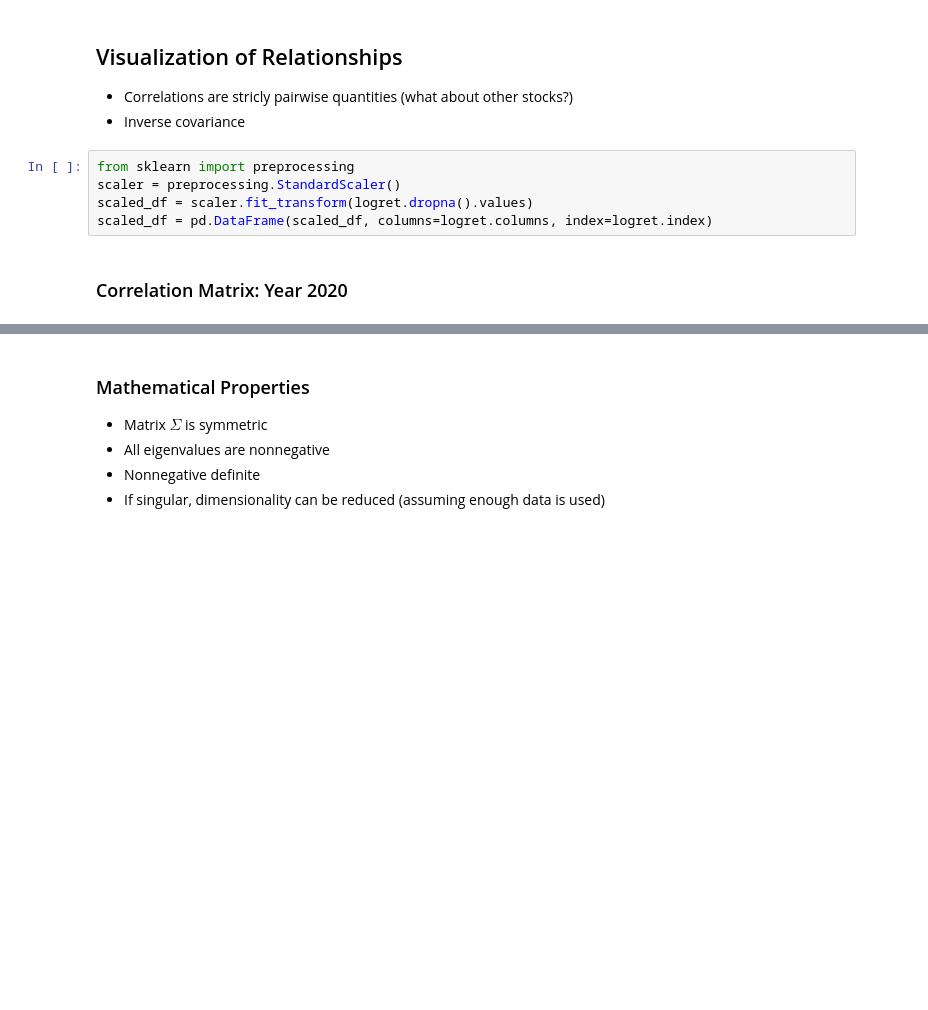
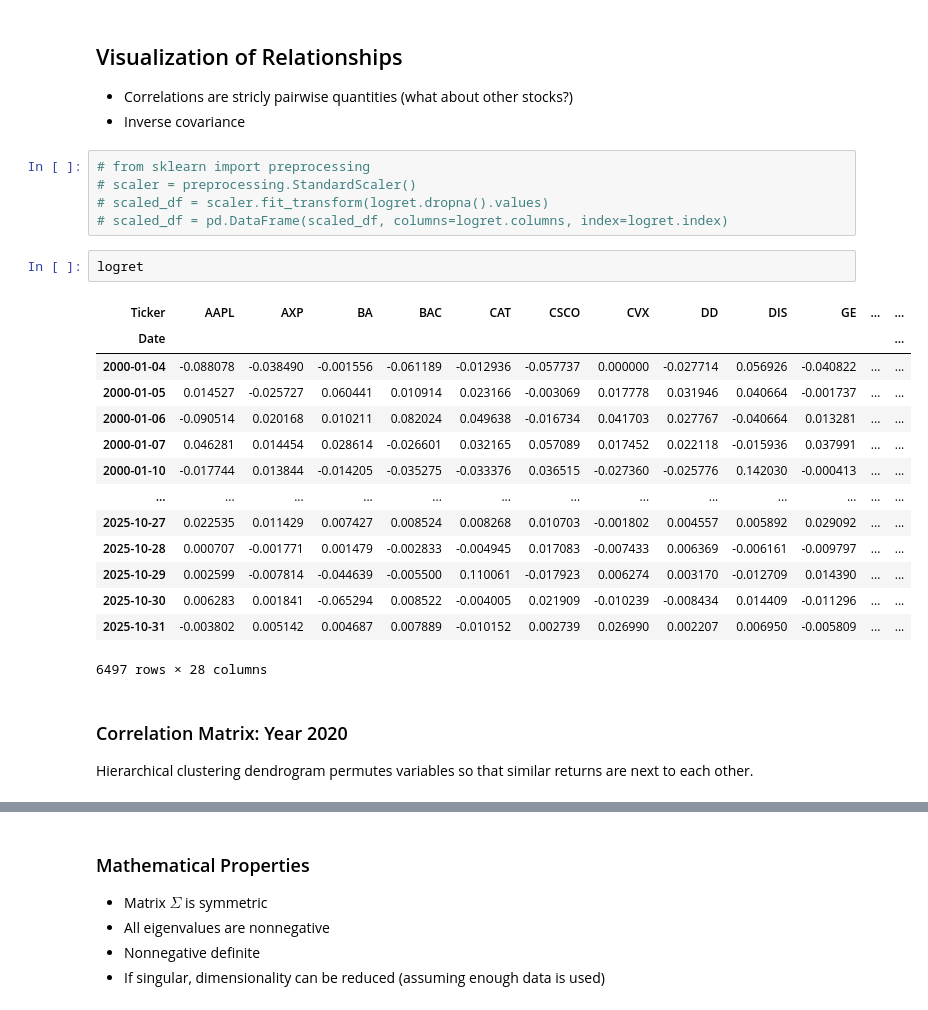
Before and after one commit to UCSB-PSTAT-134/Winter2026, a Jupyter notebook: lecture-slides/14-covariance-estimation.ipynb, the cells around one changed output, grey strips where cells are left out. Drawn from its saved outputs; the diff is of its cells as text; blank space fills up the shorter version.

```diff
--- a/lecture-slides/14-covariance-estimation.ipynb
+++ b/lecture-slides/14-covariance-estimation.ipynb
@@ -106,10 +137,29 @@ sns.heatmap(logret.corr().iloc[ordering, ordering], square=True, ax=ax[1]).set_t
 * Correlations are stricly pairwise quantities (what about other stocks?)
 * Inverse covariance
 # %%
-from sklearn import preprocessing
-scaler = preprocessing.StandardScaler()
-scaled_df = scaler.fit_transform(logret.dropna().values)
-scaled_df = pd.DataFrame(scaled_df, columns=logret.columns, index=logret.index)
+# from sklearn import preprocessing
+# scaler = preprocessing.StandardScaler()
+# scaled_df = scaler.fit_transform(logret.dropna().values)
+# scaled_df = pd.DataFrame(scaled_df, columns=logret.columns, index=logret.index)
+# %%
+logret
+# %% [output]
+| Ticker | AAPL | AXP | BA | BAC | CAT | CSCO | CVX | DD | DIS | GE | ... | ... |
+| Date |  |  |  |  |  |  |  |  |  |  |  | ... |
+| 2000-01-04 | -0.088078 | -0.038490 | -0.001556 | -0.061189 | -0.012936 | -0.057737 | 0.000000 | -0.027714 | 0.056926 | -0.040822 | ... | ... |
+| 2000-01-05 | 0.014527 | -0.025727 | 0.060441 | 0.010914 | 0.023166 | -0.003069 | 0.017778 | 0.031946 | 0.040664 | -0.001737 | ... | ... |
+| 2000-01-06 | -0.090514 | 0.020168 | 0.010211 | 0.082024 | 0.049638 | -0.016734 | 0.041703 | 0.027767 | -0.040664 | 0.013281 | ... | ... |
+| 2000-01-07 | 0.046281 | 0.014454 | 0.028614 | -0.026601 | 0.032165 | 0.057089 | 0.017452 | 0.022118 | -0.015936 | 0.037991 | ... | ... |
+| 2000-01-10 | -0.017744 | 0.013844 | -0.014205 | -0.035275 | -0.033376 | 0.036515 | -0.027360 | -0.025776 | 0.142030 | -0.000413 | ... | ... |
+| ... | ... | ... | ... | ... | ... | ... | ... | ... | ... | ... | ... | ... |
+| 2025-10-27 | 0.022535 | 0.011429 | 0.007427 | 0.008524 | 0.008268 | 0.010703 | -0.001802 | 0.004557 | 0.005892 | 0.029092 | ... | ... |
+| 2025-10-28 | 0.000707 | -0.001771 | 0.001479 | -0.002833 | -0.004945 | 0.017083 | -0.007433 | 0.006369 | -0.006161 | -0.009797 | ... | ... |
+| 2025-10-29 | 0.002599 | -0.007814 | -0.044639 | -0.005500 | 0.110061 | -0.017923 | 0.006274 | 0.003170 | -0.012709 | 0.014390 | ... | ... |
+| 2025-10-30 | 0.006283 | 0.001841 | -0.065294 | 0.008522 | -0.004005 | 0.021909 | -0.010239 | -0.008434 | 0.014409 | -0.011296 | ... | ... |
+| 2025-10-31 | -0.003802 | 0.005142 | 0.004687 | 0.007889 | -0.010152 | 0.002739 | 0.026990 | 0.002207 | 0.006950 | -0.005809 | ... | ... |
+6497 rows × 28 columns
 # %% [markdown]
 ### Correlation Matrix: Year 2020
+
+Hierarchical clustering dendrogram permutes variables so that similar returns are next to each other.
 # %%
```
Also changed, not shown: parts of 11 cells of this notebook, 1 other file.
